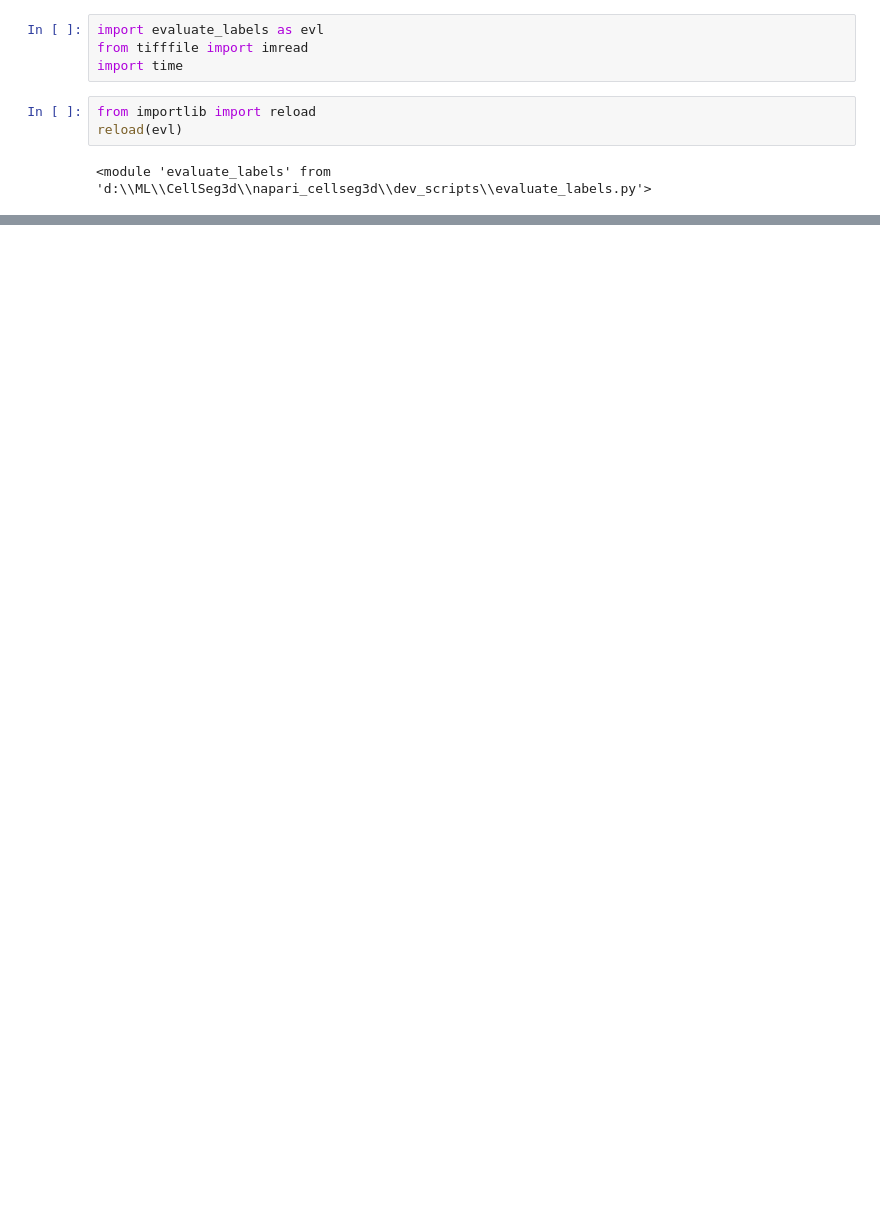
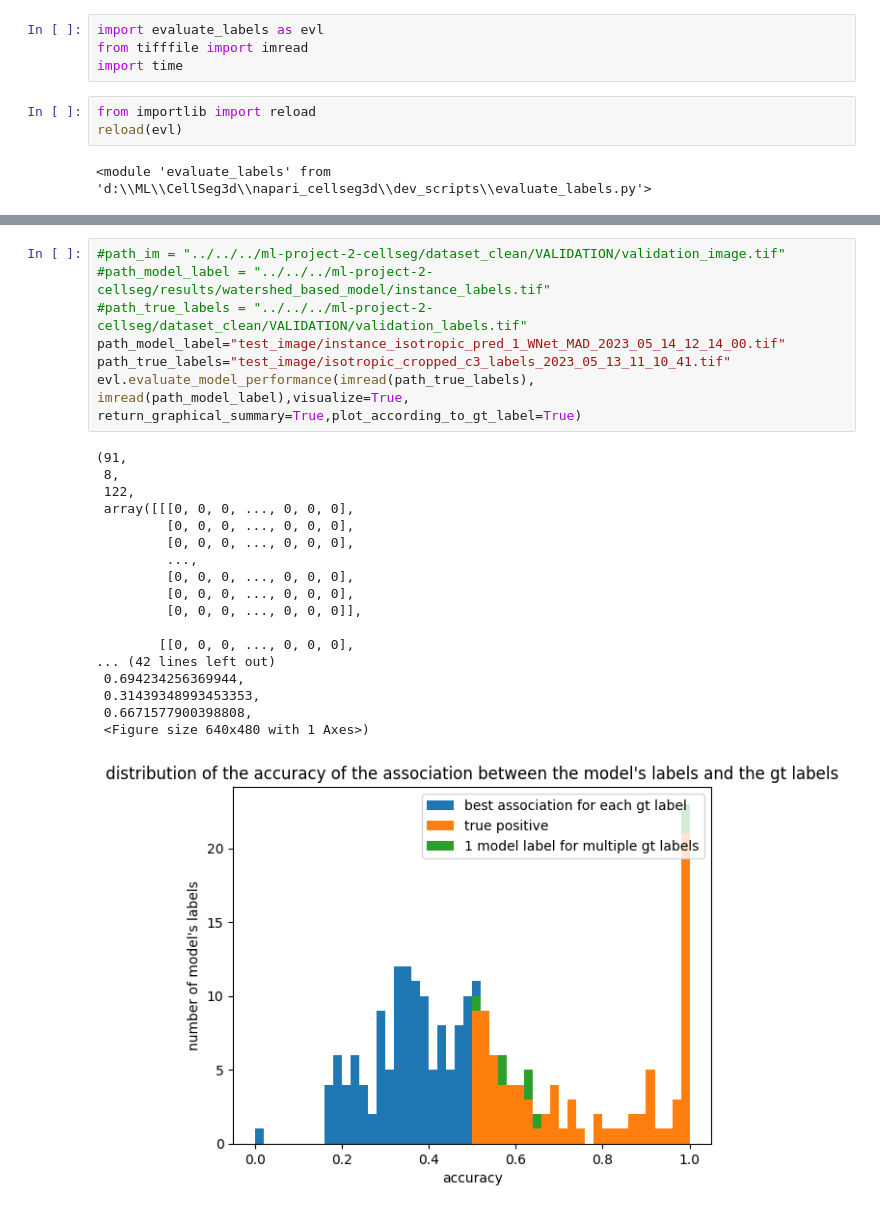
Before and after one commit to AdaptiveMotorControlLab/CellSeg3D, a Jupyter notebook: napari_cellseg3d/dev_scripts/test_new_evaluation.ipynb, the cells around one changed output, grey strips where cells are left out. Drawn from its saved outputs; the diff is of its cells as text; blank space fills up the shorter version.

```diff
--- a/napari_cellseg3d/dev_scripts/test_new_evaluation.ipynb
+++ b/napari_cellseg3d/dev_scripts/test_new_evaluation.ipynb
@@ -35,0 +36,26 @@ evl.evaluate_model_performance(imread(path_true_labels), imread(path_model_label
+# %%
+#path_im = "../../../ml-project-2-cellseg/dataset_clean/VALIDATION/validation_image.tif"
+#path_model_label = "../../../ml-project-2-cellseg/results/watershed_based_model/instance_labels.tif"
+#path_true_labels = "../../../ml-project-2-cellseg/dataset_clean/VALIDATION/validation_labels.tif"
+path_model_label="test_image/instance_isotropic_pred_1_WNet_MAD_2023_05_14_12_14_00.tif"
+path_true_labels="test_image/isotropic_cropped_c3_labels_2023_05_13_11_10_41.tif"
+evl.evaluate_model_performance(imread(path_true_labels), imread(path_model_label),visualize=True, return_graphical_summary=True,plot_according_to_gt_label=True)
+# %% [output]
+(91,
+ 8,
+ 122,
+ array([[[0, 0, 0, ..., 0, 0, 0],
+         [0, 0, 0, ..., 0, 0, 0],
+         [0, 0, 0, ..., 0, 0, 0],
+         ...,
+         [0, 0, 0, ..., 0, 0, 0],
+         [0, 0, 0, ..., 0, 0, 0],
+         [0, 0, 0, ..., 0, 0, 0]],
+
+        [[0, 0, 0, ..., 0, 0, 0],
+... (42 lines left out)
+ 0.694234256369944,
+ 0.31439348993453353,
+ 0.6671577900398808,
+ <Figure size 640x480 with 1 Axes>)
+[figure, added]
```
Also changed, not shown: parts of 1 cell of this notebook, 1 other file.
